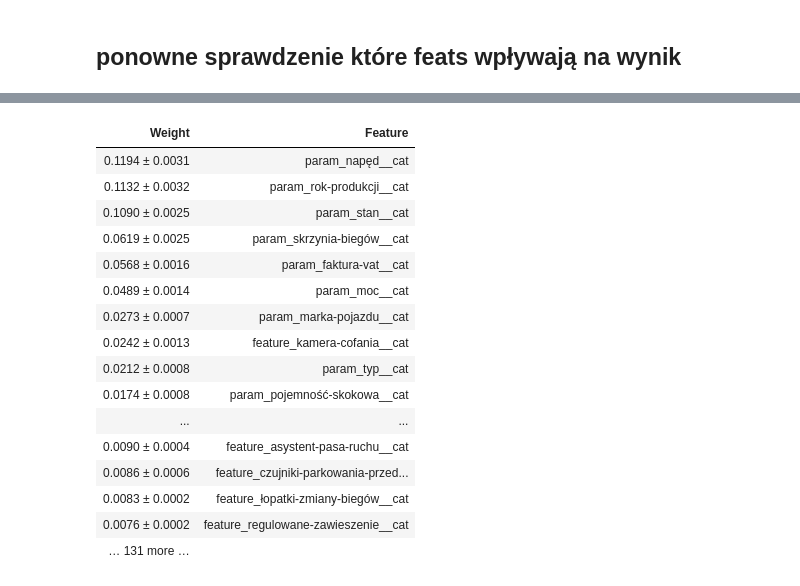
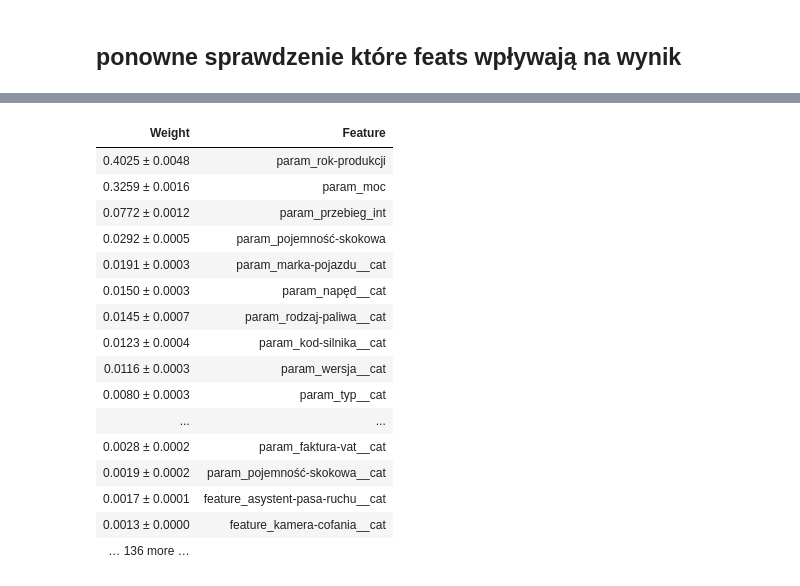
Before and after one commit to pawelbura/dw_matrix_car, a Jupyter notebook: day4.ipynb, the cells around one changed output, grey strips where cells are left out. Saved outputs shown, nothing was run; the diff lists cells and outputs as text; code cells hidden in the pictures.

```diff
--- a/day4.ipynb
+++ b/day4.ipynb
@@ -148,0 +191,2 @@ run_model(xgb.XGBRegressor(**xgb_params))
+# %%
+df['param_rok-produkcji'] = df['param_rok-produkcji'].map(lambda x: -1 if str(x) == 'None' else int(x))
@@ -256,6 +320,6 @@ group_and_barplot('param_przebieg_bins', feat_sort='param_przebieg_bins', ascend
 # %% [markdown]
 dorzucam nowe kolumny do features
 # %%
-cat_feats += ['param_przebieg_bins', 'param_przebieg_int']
-len(cat_feats)
+moje_feats = feats + ['param_przebieg_bins', 'param_przebieg_int']
+len(moje_feats)
 # %% [output]
@@ -262,0 +329,2 @@ len(cat_feats)
+# %%
+run_model(xgb.XGBRegressor(**xgb_params),moje_feats)
@@ -263,9 +336,13 @@ len(cat_feats)
 # %% [markdown]
 ## ponowne sprawdzenie które feats wpływają na wynik
+# %%
+all_feats =  list(set(cat_feats) | set(moje_feats))
+X = df[all_feats].values
+y = df['price_value'].values
 # %%
 m = xgb.XGBRegressor(**xgb_params)
 m.fit(X,y)
 
 imp = PermutationImportance(m, random_state = 0).fit(X,y)
-eli5.show_weights(imp, feature_names=cat_feats)
+eli5.show_weights(imp, feature_names=all_feats)
 # %% [output]
@@ -273,17 +350,17 @@ eli5.show_weights(imp, feature_names=cat_feats)
 | Weight | Feature |
-| 0.1194 ± 0.0031 | param_napęd__cat |
-| 0.1132 ± 0.0032 | param_rok-produkcji__cat |
-| 0.1090 ± 0.0025 | param_stan__cat |
-| 0.0619 ± 0.0025 | param_skrzynia-biegów__cat |
-| 0.0568 ± 0.0016 | param_faktura-vat__cat |
-| 0.0489 ± 0.0014 | param_moc__cat |
-| 0.0273 ± 0.0007 | param_marka-pojazdu__cat |
-| 0.0242 ± 0.0013 | feature_kamera-cofania__cat |
-| 0.0212 ± 0.0008 | param_typ__cat |
-| 0.0174 ± 0.0008 | param_pojemność-skokowa__cat |
+| 0.4025 ± 0.0048 | param_rok-produkcji |
+| 0.3259 ± 0.0016 | param_moc |
+| 0.0772 ± 0.0012 | param_przebieg_int |
+| 0.0292 ± 0.0005 | param_pojemność-skokowa |
+| 0.0191 ± 0.0003 | param_marka-pojazdu__cat |
+| 0.0150 ± 0.0003 | param_napęd__cat |
+| 0.0145 ± 0.0007 | param_rodzaj-paliwa__cat |
+| 0.0123 ± 0.0004 | param_kod-silnika__cat |
+| 0.0116 ± 0.0003 | param_wersja__cat |
+| 0.0080 ± 0.0003 | param_typ__cat |
 | ... | ... |
-| 0.0090 ± 0.0004 | feature_asystent-pasa-ruchu__cat |
-| 0.0086 ± 0.0006 | feature_czujniki-parkowania-przed... |
-| 0.0083 ± 0.0002 | feature_łopatki-zmiany-biegów__cat |
-| 0.0076 ± 0.0002 | feature_regulowane-zawieszenie__cat |
-| … 131 more … |  |
+| 0.0028 ± 0.0002 | param_faktura-vat__cat |
+| 0.0019 ± 0.0002 | param_pojemność-skokowa__cat |
+| 0.0017 ± 0.0001 | feature_asystent-pasa-ruchu__cat |
+| 0.0013 ± 0.0000 | feature_kamera-cofania__cat |
+| … 136 more … |  |
```
Also changed, not shown: parts of 55 cells of this notebook.
